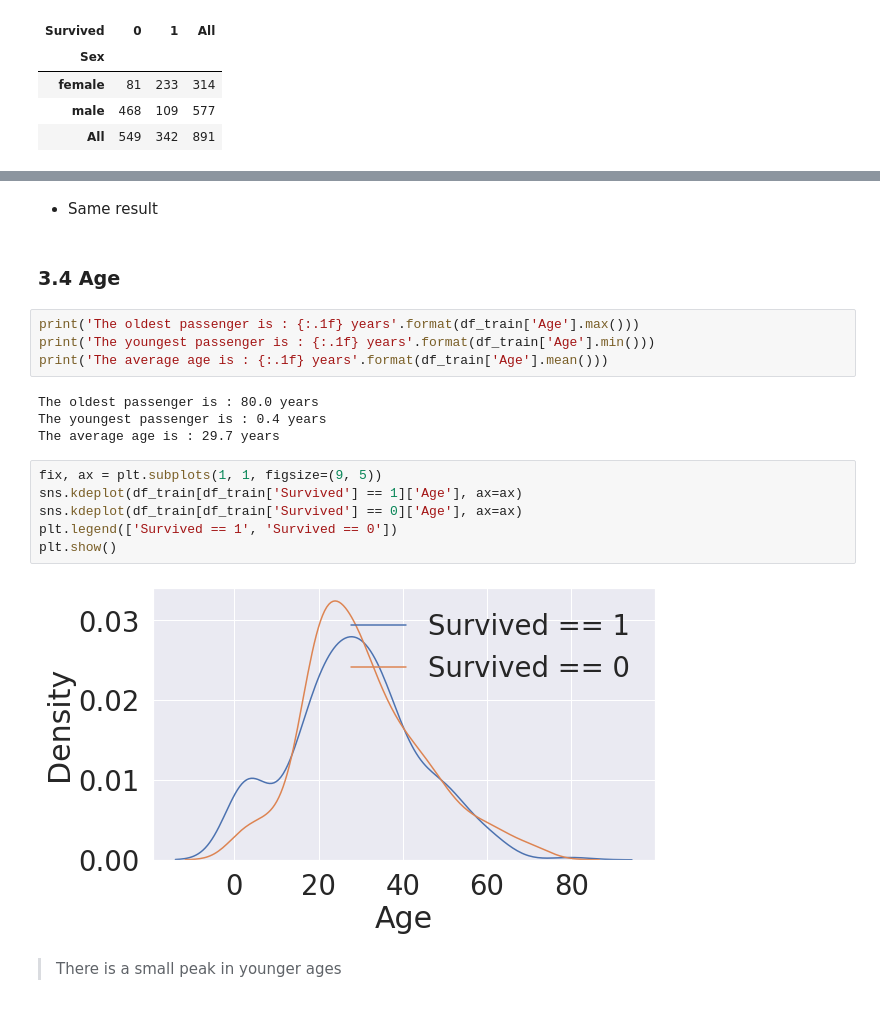
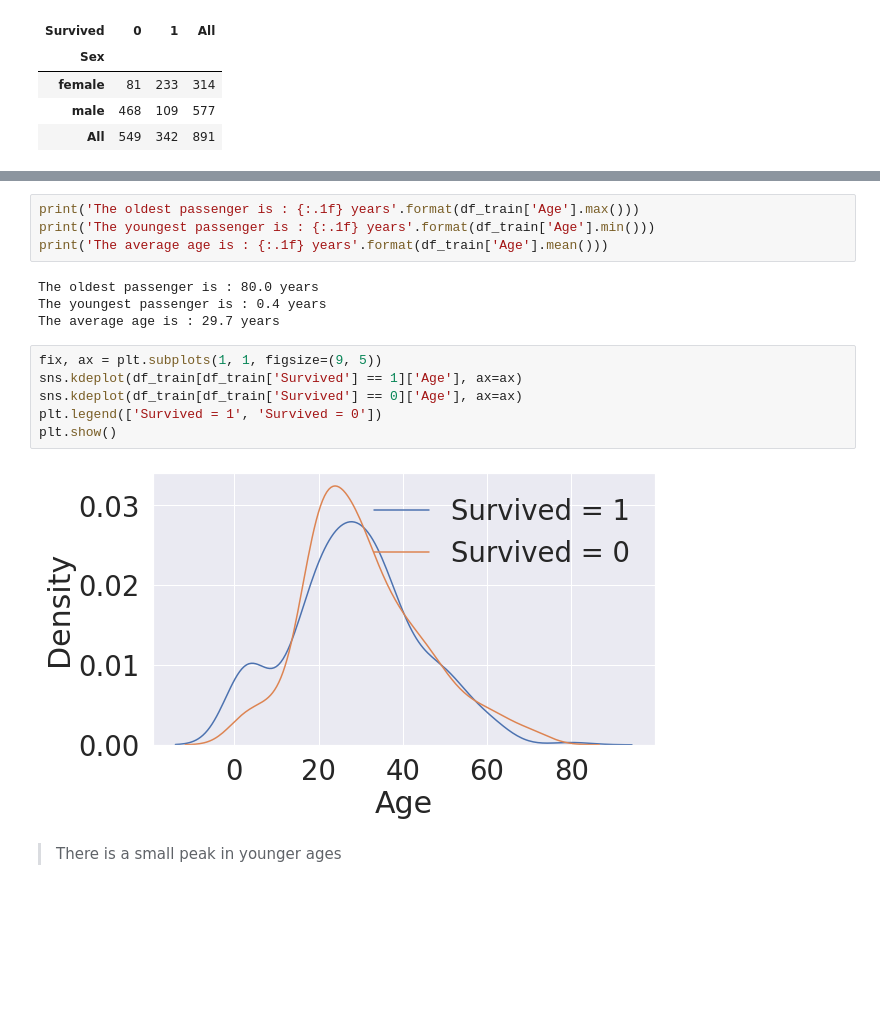
Before and after one commit to ychoi1001/Kaggle, a Jupyter notebook: titanic-data-science.ipynb, the cells around one changed output, grey strips where cells are left out. Saved outputs shown, nothing was run; the diff lists cells and outputs as text; blank space fills up the shorter version.

```diff
--- a/titanic-data-science.ipynb
+++ b/titanic-data-science.ipynb
@@ -298,7 +375,3 @@ sns.factorplot(x='Sex', y='Survived', hue='Pclass', data=df_train, saturation=.5
-# %% [markdown]
-- Same result
-# %% [markdown]
-### 3.4 Age
 # %%
 print('The oldest passenger is : {:.1f} years'.format(df_train['Age'].max()))
 print('The youngest passenger is : {:.1f} years'.format(df_train['Age'].min()))
@@ -310,11 +383,11 @@ The average age is : 29.7 years
 # %%
 fix, ax = plt.subplots(1, 1, figsize=(9, 5))
 sns.kdeplot(df_train[df_train['Survived'] == 1]['Age'], ax=ax)
 sns.kdeplot(df_train[df_train['Survived'] == 0]['Age'], ax=ax)
-plt.legend(['Survived == 1', 'Survived == 0'])
+plt.legend(['Survived = 1', 'Survived = 0'])
 plt.show()
 # %% [output]
-[figure, old version]
+[figure, new version]
 # %% [markdown]
 > There is a small peak in younger ages
 # %%
```
Also changed, not shown: parts of 41 cells of this notebook.
